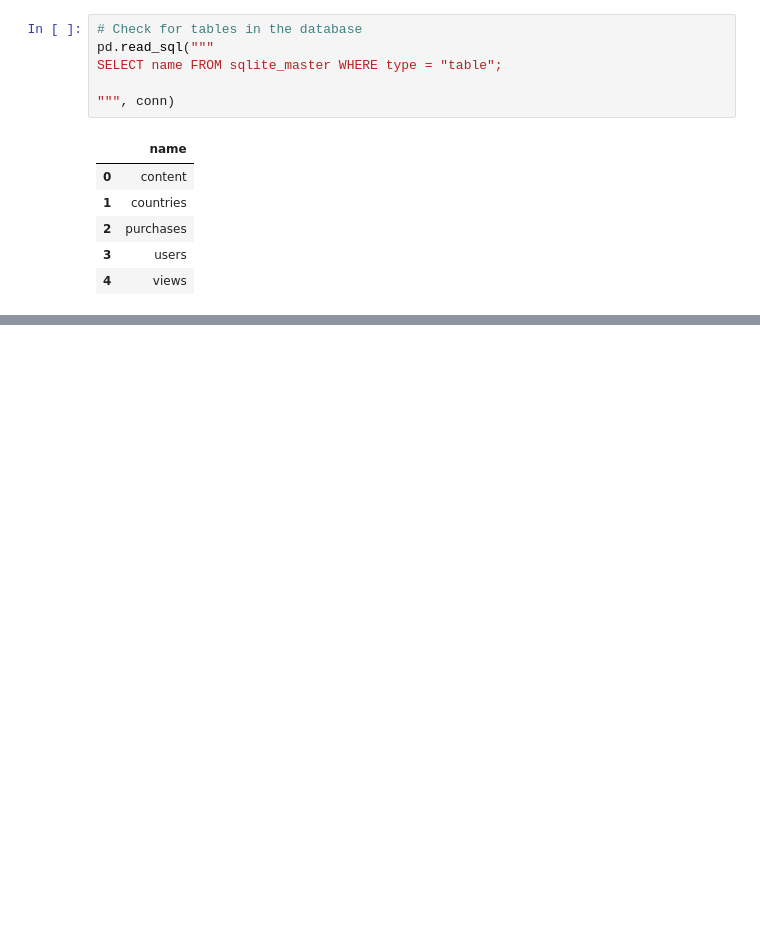
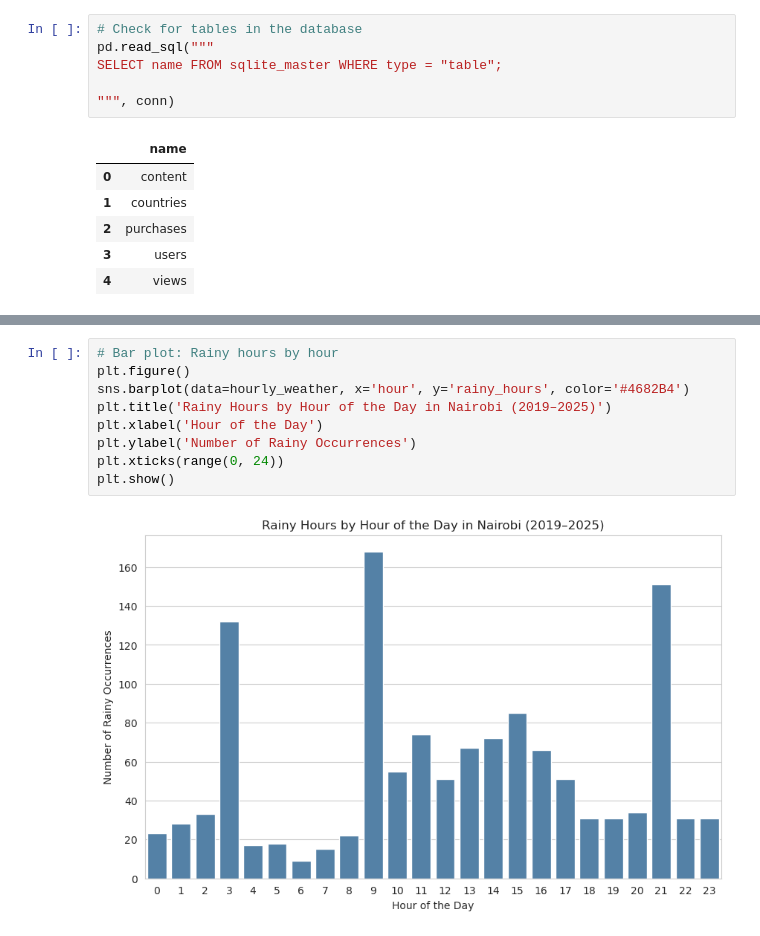
Before and after one commit to joyaran/Yakwetu_project, a Jupyter notebook: yakwetu.ipynb, the cells around one changed output, grey strips where cells are left out. Saved outputs shown, nothing was run; the diff lists cells and outputs as text; blank space fills up the shorter version.

```diff
--- a/yakwetu.ipynb
+++ b/yakwetu.ipynb
@@ -208,0 +754,11 @@ SELECT * FROM content LIMIT 10;
+# %%
+# Bar plot: Rainy hours by hour
+plt.figure()
+sns.barplot(data=hourly_weather, x='hour', y='rainy_hours', color='#4682B4')
+plt.title('Rainy Hours by Hour of the Day in Nairobi (2019–2025)')
+plt.xlabel('Hour of the Day')
+plt.ylabel('Number of Rainy Occurrences')
+plt.xticks(range(0, 24))
+plt.show()
+# %% [output]
+[figure, added]
```
Also changed, not shown: parts of 50 cells of this notebook.
